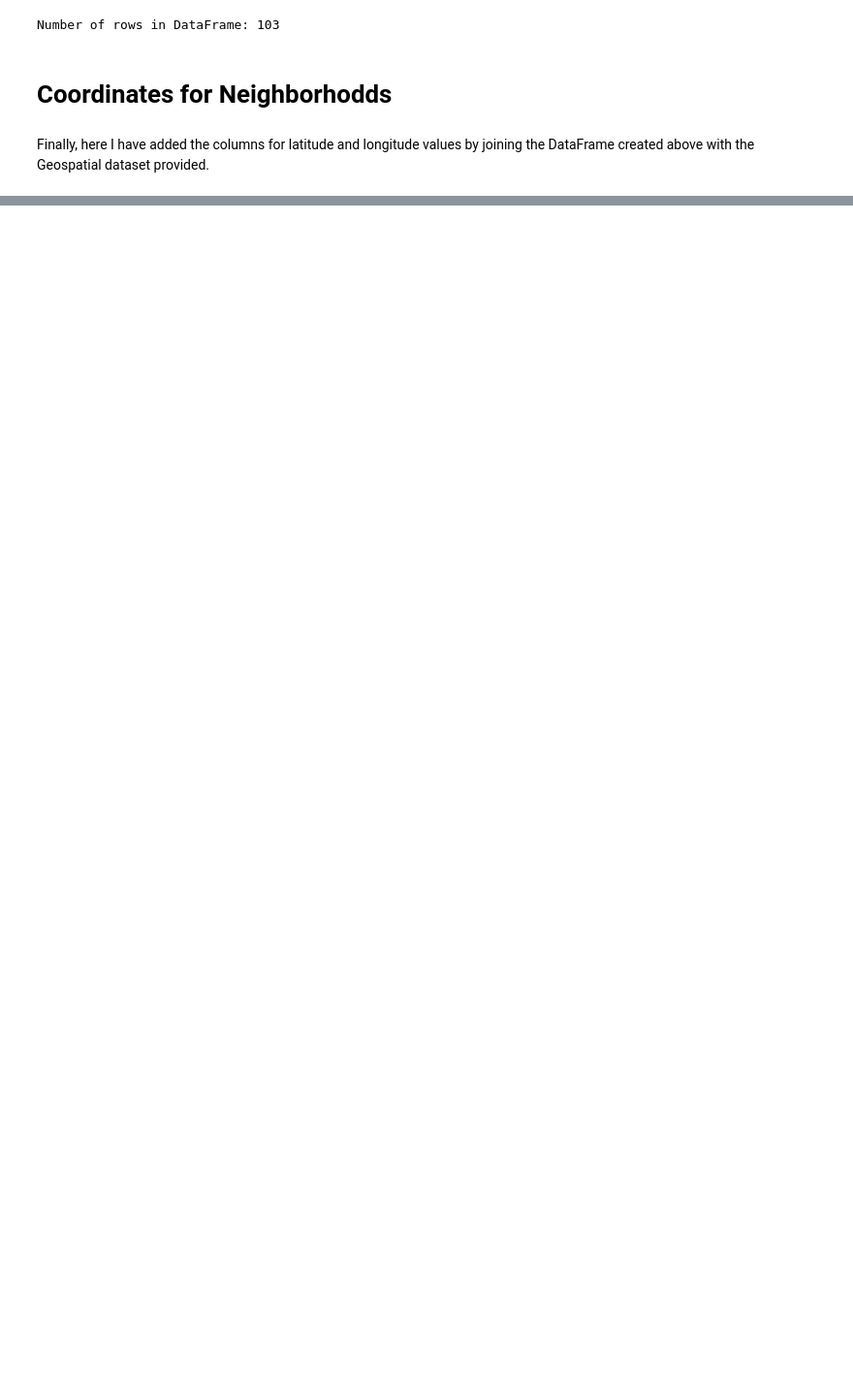
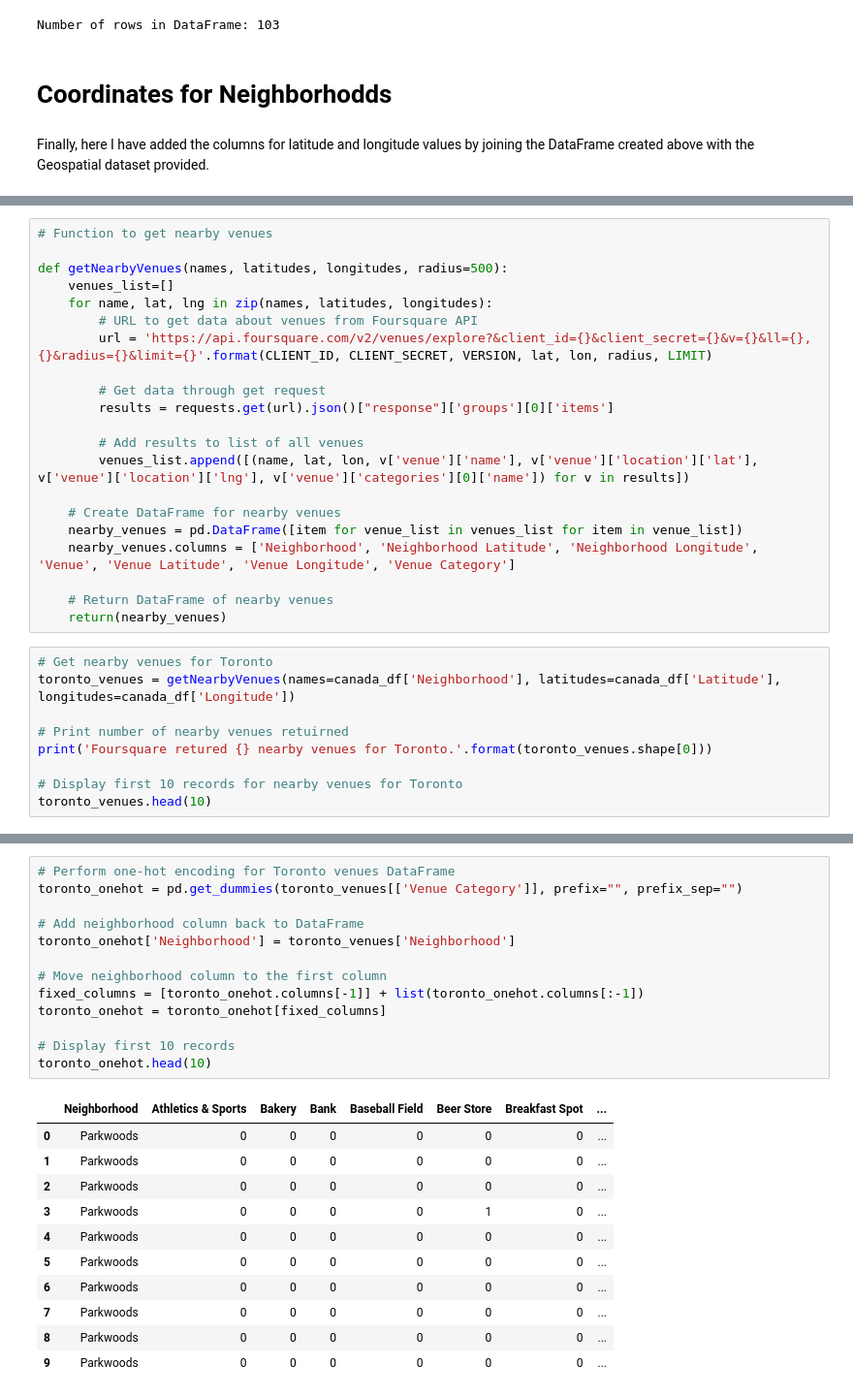
Before and after one commit to prathamSharma25/Coursera_Capstone, a Jupyter notebook: Segmenting_and_Clustering_Neighborhood_in_Toronto.ipynb, the cells around one changed output, grey strips where cells are left out. Shown at 97% size. Drawn from its saved outputs; the diff is of its cells as text; blank space fills up the shorter version.

```diff
--- a/Segmenting_and_Clustering_Neighborhood_in_Toronto.ipynb
+++ b/Segmenting_and_Clustering_Neighborhood_in_Toronto.ipynb
@@ -121,0 +266,30 @@ canada_df.head(10)
+# %%
+# Function to get nearby venues
+
+def getNearbyVenues(names, latitudes, longitudes, radius=500):
+    venues_list=[]
+    for name, lat, lng in zip(names, latitudes, longitudes):
+        # URL to get data about venues from Foursquare API
+        url = 'https://api.foursquare.com/v2/venues/explore?&client_id={}&client_secret={}&v={}&ll={},{}&radius={}&limit={}'.format(CLIENT_ID, CLIENT_SECRET, VERSION, lat, lon, radius, LIMIT)
+
+        # Get data through get request
+        results = requests.get(url).json()["response"]['groups'][0]['items']
+
+        # Add results to list of all venues
+        venues_list.append([(name, lat, lon, v['venue']['name'], v['venue']['location']['lat'], v['venue']['location']['lng'], v['venue']['categories'][0]['name']) for v in results])
+
+    # Create DataFrame for nearby venues
+    nearby_venues = pd.DataFrame([item for venue_list in venues_list for item in venue_list])
+    nearby_venues.columns = ['Neighborhood', 'Neighborhood Latitude', 'Neighborhood Longitude', 'Venue', 'Venue Latitude', 'Venue Longitude', 'Venue Category']
+
+    # Return DataFrame of nearby venues
+    return(nearby_venues)
+# %%
+# Get nearby venues for Toronto
+toronto_venues = getNearbyVenues(names=canada_df['Neighborhood'], latitudes=canada_df['Latitude'], longitudes=canada_df['Longitude'])
+
+# Print number of nearby venues retuirned
+print('Foursquare retured {} nearby venues for Toronto.'.format(toronto_venues.shape[0]))
+
+# Display first 10 records for nearby venues for Toronto
+toronto_venues.head(10)
@@ -121,0 +318,25 @@ canada_df.head(10)
+# %%
+# Perform one-hot encoding for Toronto venues DataFrame
+toronto_onehot = pd.get_dummies(toronto_venues[['Venue Category']], prefix="", prefix_sep="")
+
+# Add neighborhood column back to DataFrame
+toronto_onehot['Neighborhood'] = toronto_venues['Neighborhood']
+
+# Move neighborhood column to the first column
+fixed_columns = [toronto_onehot.columns[-1]] + list(toronto_onehot.columns[:-1])
+toronto_onehot = toronto_onehot[fixed_columns]
+
+# Display first 10 records
+toronto_onehot.head(10)
+# %% [output]
+|  | Neighborhood | Athletics & Sports | Bakery | Bank | Baseball Field | Beer Store | Breakfast Spot | ... |
+| 0 | Parkwoods | 0 | 0 | 0 | 0 | 0 | 0 | ... |
+| 1 | Parkwoods | 0 | 0 | 0 | 0 | 0 | 0 | ... |
+| 2 | Parkwoods | 0 | 0 | 0 | 0 | 0 | 0 | ... |
+| 3 | Parkwoods | 0 | 0 | 0 | 0 | 1 | 0 | ... |
+| 4 | Parkwoods | 0 | 0 | 0 | 0 | 0 | 0 | ... |
+| 5 | Parkwoods | 0 | 0 | 0 | 0 | 0 | 0 | ... |
+| 6 | Parkwoods | 0 | 0 | 0 | 0 | 0 | 0 | ... |
+| 7 | Parkwoods | 0 | 0 | 0 | 0 | 0 | 0 | ... |
+| 8 | Parkwoods | 0 | 0 | 0 | 0 | 0 | 0 | ... |
+| 9 | Parkwoods | 0 | 0 | 0 | 0 | 0 | 0 | ... |
```
Also changed, not shown: parts of 30 cells of this notebook.
